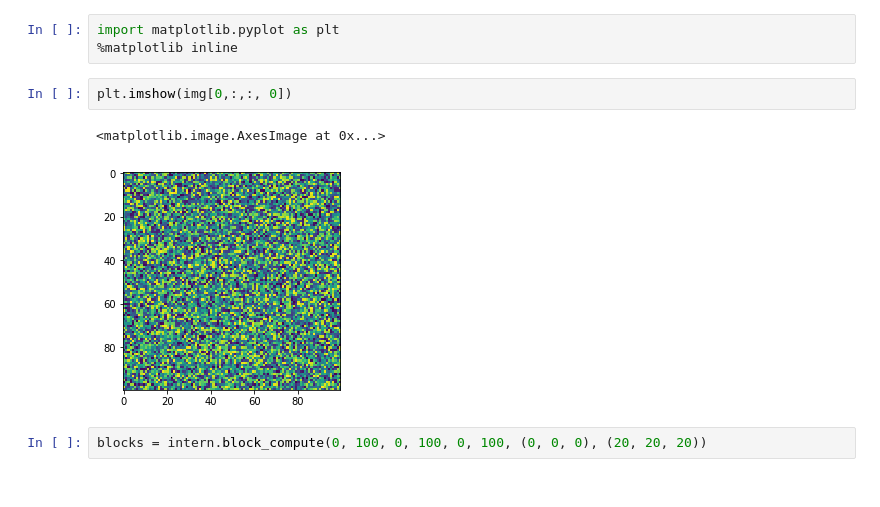
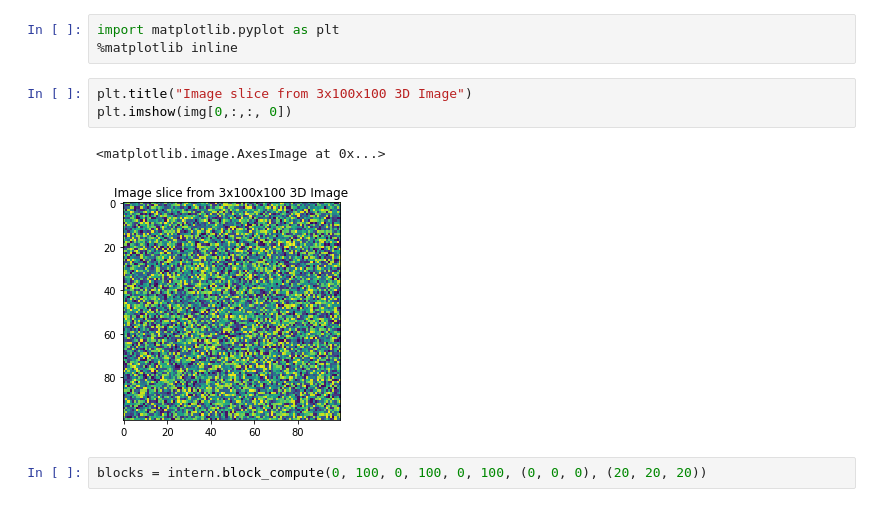
Before and after one commit to zainebrahim/nomads, a Jupyter notebook: source/richard/Image Splitting.ipynb, the cells around one changed output. Drawn from its saved outputs; the diff is of its cells as text.

```diff
--- a/source/richard/Image Splitting.ipynb
+++ b/source/richard/Image Splitting.ipynb
@@ -33,10 +43,11 @@ img = np.random.randint(256, size=(100, 100, 100, 3))
 import matplotlib.pyplot as plt
 %matplotlib inline
 # %%
+plt.title("Image slice from 3x100x100 3D Image")
 plt.imshow(img[0,:,:, 0])
 # %% [output]
 <matplotlib.image.AxesImage at 0x...>
-[figure, old version]
+[figure, new version]
 # %%
 blocks = intern.block_compute(0, 100, 0, 100, 0, 100, (0, 0, 0), (20, 20, 20))
 # %%
```
Also changed, not shown: parts of 14 cells of this notebook.
